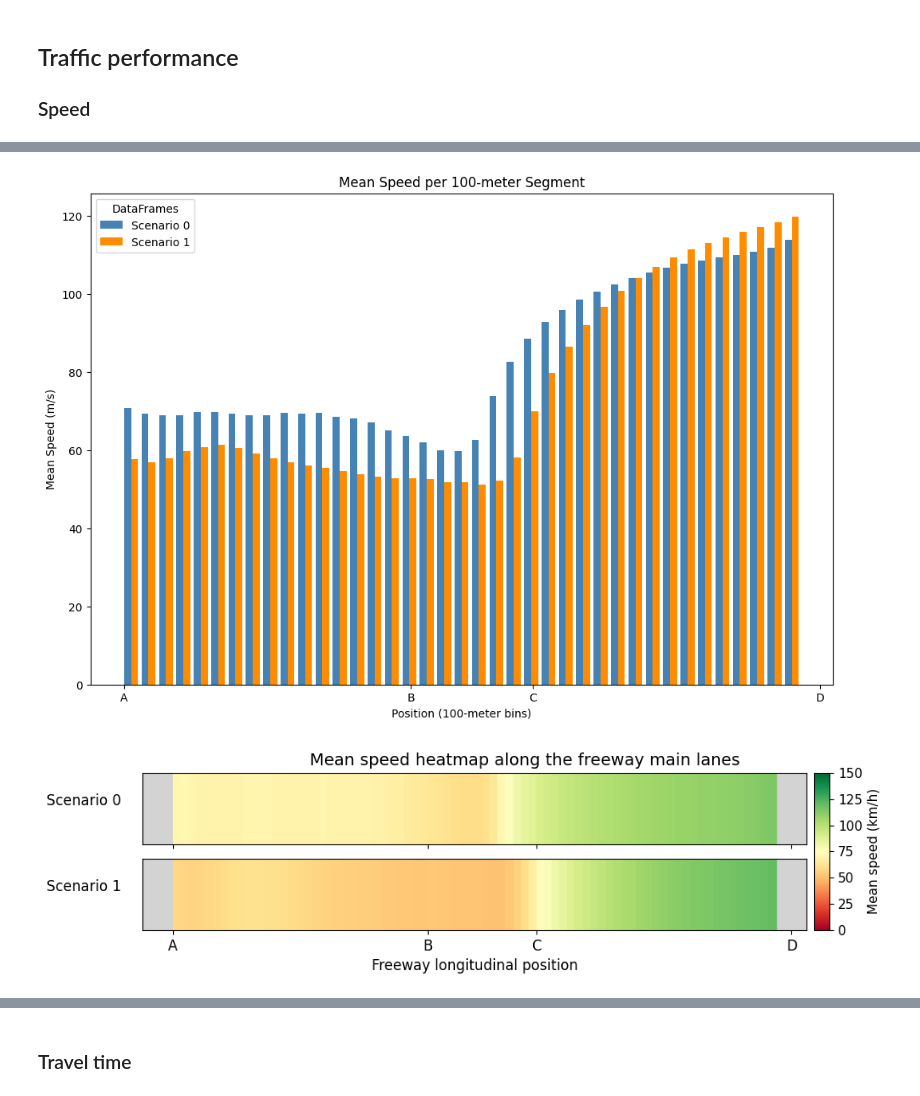
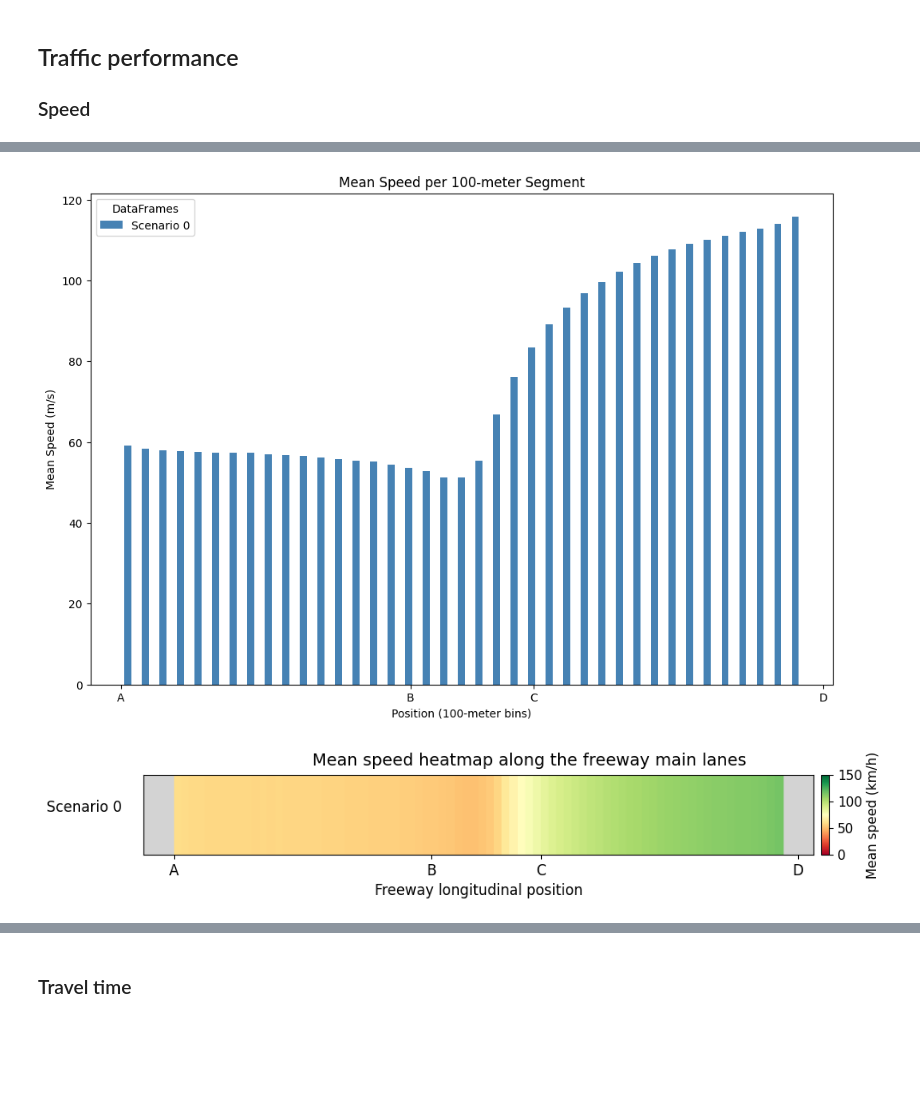
Before and after one commit to J-Poland/GraduationOTS, a Jupyter notebook: thesis_experiments/notebooks/policy_analysis/Scenario0_KPIs.ipynb, the cells around one changed output, grey strips where cells are left out. Cells and saved outputs as stored; diff of their text form; code cells hidden in the pictures; blank space fills up the shorter version.

```diff
--- a/thesis_experiments/notebooks/policy_analysis/Scenario0_KPIs.ipynb
+++ b/thesis_experiments/notebooks/policy_analysis/Scenario0_KPIs.ipynb
@@ -24,11 +24,11 @@ warnings.simplefilter(action='ignore', category=FutureWarning)
 pd.set_option('display.max_rows', None)
 # %%
 # simulation output folder
-experiment_name = 'test_policy_run_1'
+experiment_name = 'policy_run_1'
 
 # load Java simulation data
-# experiment_folder = fr'F:\jesse_sim_results\{experiment_name}'
-experiment_folder = fr'..\data\{experiment_name}'
+experiment_folder = fr'F:\jesse_sim_results\{experiment_name}'
+# experiment_folder = fr'..\data\{experiment_name}'
 
 # available files
 input_values = 'inputValues.csv'
@@ -52,11 +52,6 @@ def load_scenario_dataframe(scenario, columns_of_interest, folder, file, input_f
 
     # loop through all seed folders from this experiment
     for seed_name in get_file_names(folder):
-        #############
-        # stop at seed 2
-        if seed_name == 'seed_2':
-            break
-        ###############
 
         # get all runs within this experiment
         run_folders = get_file_names(os.path.join(folder, seed_name))
@@ -143,7 +138,6 @@ def load_scenario_collision_dataframe(scenario, folder):
                         except:
                             continue
                         # do process collision  dataframe if it has data
-                        print(f'Collisions found in {seed_name}-{run_number}')
                         df_collisions['run'] = run_number
 
                         # broadcast input data to all rows of collision dataframe
@@ -304,7 +280,7 @@ def show_speed_heatmap(data_list, labels, section_positions, section_labels):
     # Set section labels and positions on the shared x-axis
     plt.xticks(section_positions, section_labels, fontsize=12)
     plt.xlabel('Freeway longitudinal position', fontsize=12)
-    plt.suptitle(f'Mean speed heatmap along the freeway {freeway_lane}', fontsize=14)
+    plt.suptitle(f'Mean speed heatmap along the freeway {freeway_lane}', fontsize=14, y=1.1)
 
     # Add a colorbar for speed
     sm = plt.cm.ScalarMappable(cmap=cmap, norm=norm)
@@ -319,20 +295,19 @@ def show_speed_heatmap(data_list, labels, section_positions, section_labels):
 # filter dataframe on road section, do not include on-ramp lanes
 main_lanes = ['LEFT', 'RIGHT']
 df_gtu_speed_0_main = df_gtu_speed_0[df_gtu_speed_0['lane'].isin(main_lanes)].copy()
-df_gtu_speed_1_main = df_gtu_speed_1[df_gtu_speed_1['lane'].isin(main_lanes)].copy()
 
 # include freeway node labels
 section_pos = [0, 825, 1175, 2000]
 sections = ['A', 'B', 'C', 'D']
 
 # show speed bar plot
-show_speed_distribution([df_gtu_speed_0_main, df_gtu_speed_1_main], ['Scenario 0', 'Scenario 1'], section_pos, sections)
+show_speed_distribution([df_gtu_speed_0_main], ['Scenario 0'], section_pos, sections)
 # %% [output]
-[figure, old version]
+[figure, new version]
 # %%
-show_speed_heatmap([df_gtu_speed_0_main, df_gtu_speed_1_main], ['Scenario 0', 'Scenario 1'], section_pos, sections)
+show_speed_heatmap([df_gtu_speed_0_main], ['Scenario 0'], section_pos, sections)
 # %% [output]
-[figure, old version]
+[figure, new version]
 # %%
 # filter dataframe only the onramp lanes
 main_lanes = ['ONRAMP']
```
Also changed, not shown: parts of 23 cells of this notebook, 11 other files.
